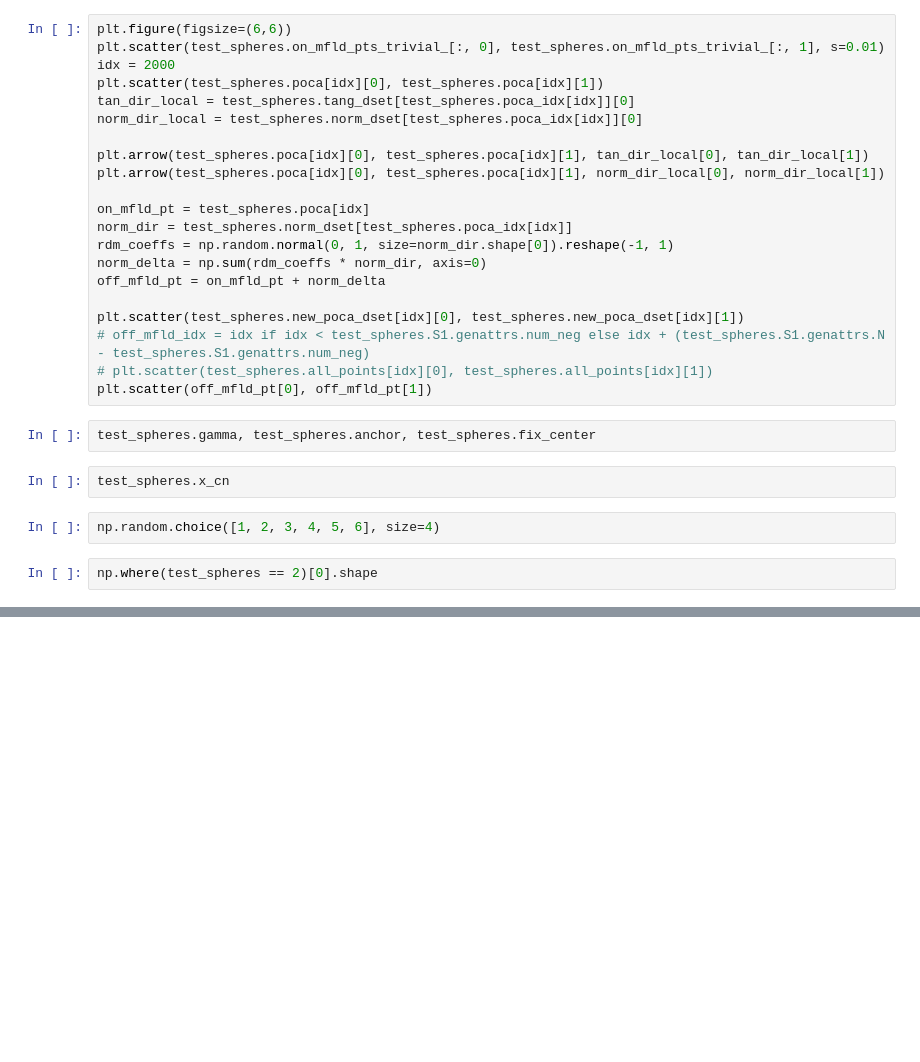
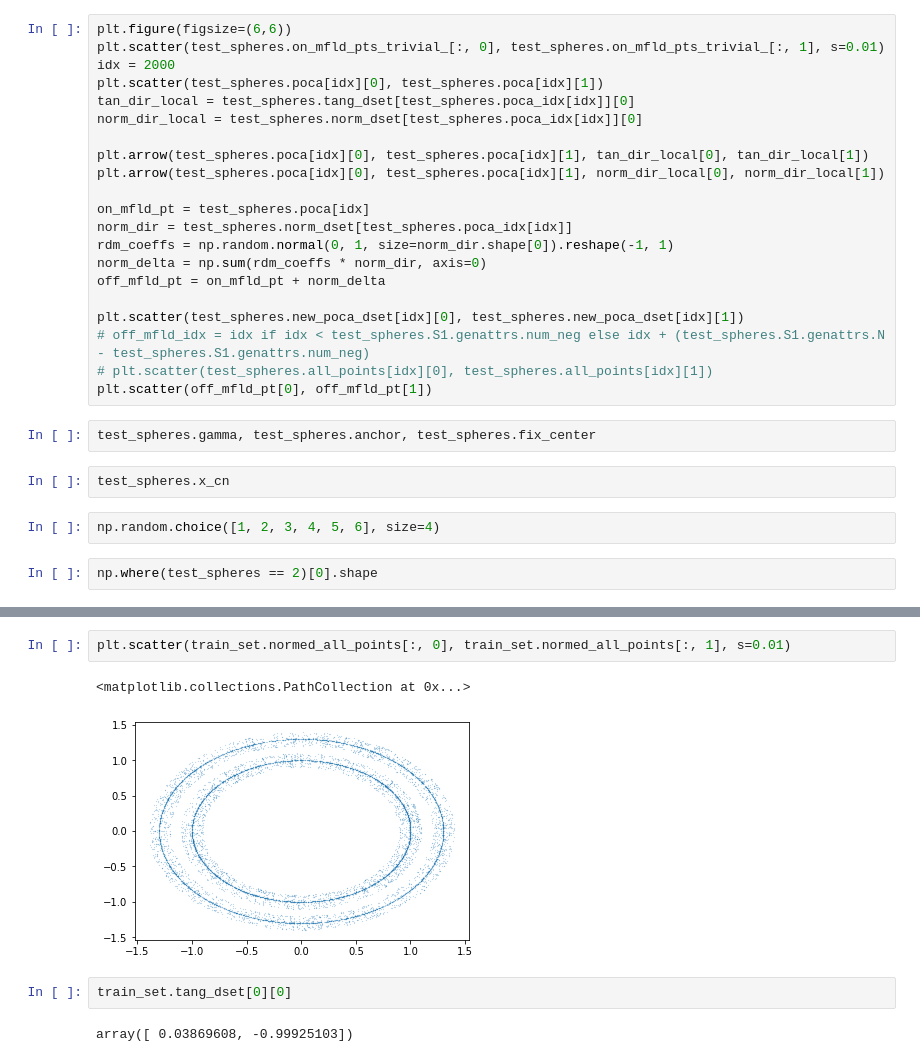
Before and after one commit to microsoft/distance-learner, a Jupyter notebook: notebooks/Testing Induced Manifold Generation in ConcentricSpheres.ipynb, the cells around one changed output, grey strips where cells are left out. Saved outputs shown, nothing was run; the diff lists cells and outputs as text; blank space fills up the shorter version.

```diff
--- a/notebooks/Testing Induced Manifold Generation in ConcentricSpheres.ipynb
+++ b/notebooks/Testing Induced Manifold Generation in ConcentricSpheres.ipynb
@@ -198,0 +241,9 @@ np.where(test_spheres == 2)[0].shape
+# %%
+plt.scatter(train_set.normed_all_points[:, 0], train_set.normed_all_points[:, 1], s=0.01)
+# %% [output]
+<matplotlib.collections.PathCollection at 0x...>
+[figure, added]
+# %%
+train_set.tang_dset[0][0]
+# %% [output]
+array([ 0.03869608, -0.99925103])
```
Also changed, not shown: parts of 4 cells of this notebook, 1 other file.
